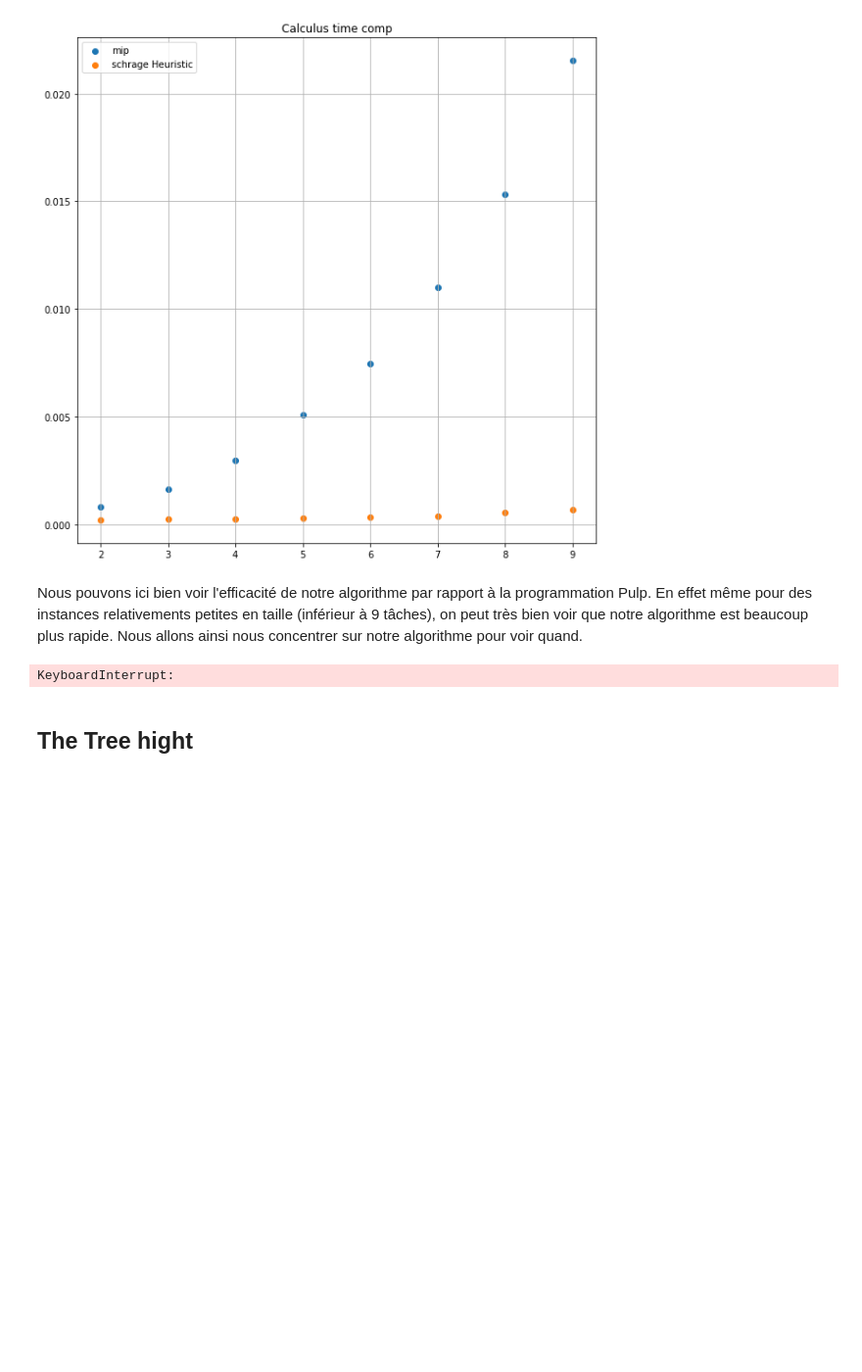
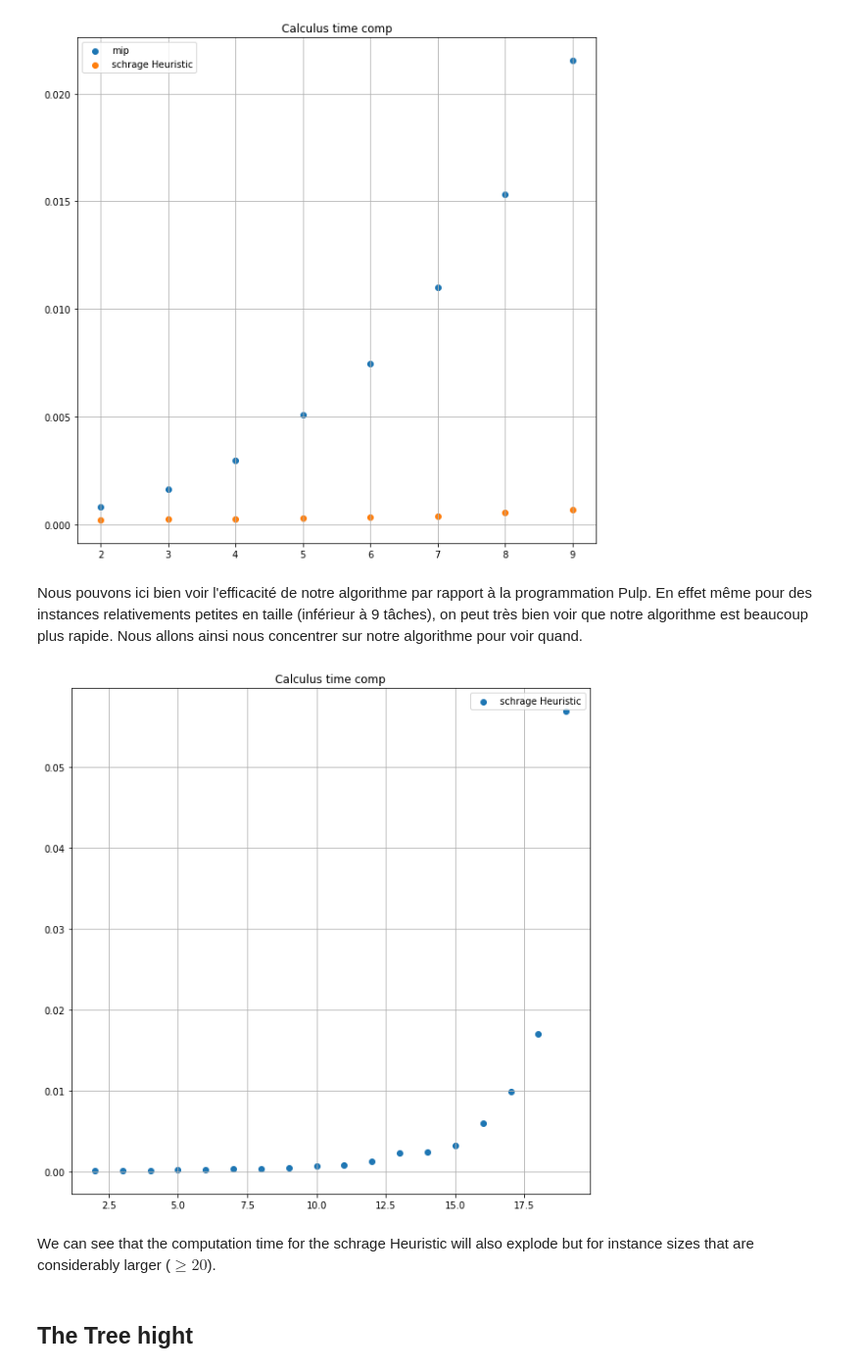
Before and after one commit to lolofo/ro_project_4gm, a Jupyter notebook: project_final/final_project.ipynb, the cells around one changed output. Shown at 98% size. Drawn from its saved outputs; the diff is of its cells as text; code cells hidden in the pictures; blank space fills up the shorter version.

```diff
--- a/project_final/final_project.ipynb
+++ b/project_final/final_project.ipynb
@@ -1797,37 +1762,39 @@ np.random.seed(155)
 map_runtime_shrage = {}
 
 # np.random.seed(1)
 
-for i in range(2,30):
+for i in range(2,20):
     map_runtime_shrage[i] = []
 
 
-for i in range(2,30):
+for i in range(2,20):
     # --> we'll compute several instance of length i
-    for k in range(100):
+    for k in range(1000):
         K = randint.rvs(1,25,size = 1)[0]
         m = randint.rvs(200,300,size = 1)[0]
 
 
         N,a,d,q = random_instance_default(i , m , K)
 
         start = time()
         solution_shrage = branch_n_bound(N , a , d , q)
         end = time()-start
         map_runtime_shrage[i].append(end)
 
 mean_schrage = []
 
 for i in map_runtime_shrage :
     mean_schrage.append(np.mean(map_runtime_shrage[i]))
 
 fig = plt.figure(figsize=(10,10))
 plt.scatter(map_runtime_shrage.keys() , mean_schrage , label = "schrage Heuristic")
 plt.title("Calculus time comp")
 plt.legend()
 plt.grid()
 # %% [output]
-KeyboardInterrupt:
+[figure, added]
+# %% [markdown]
+We can see that the computation time for the schrage Heuristic will also explode but for instance sizes that are considerably larger ($\geq 20$).
 # %% [markdown]
 ## The Tree hight
 # %% [markdown]
```
Also changed, not shown: parts of 24 cells of this notebook.
